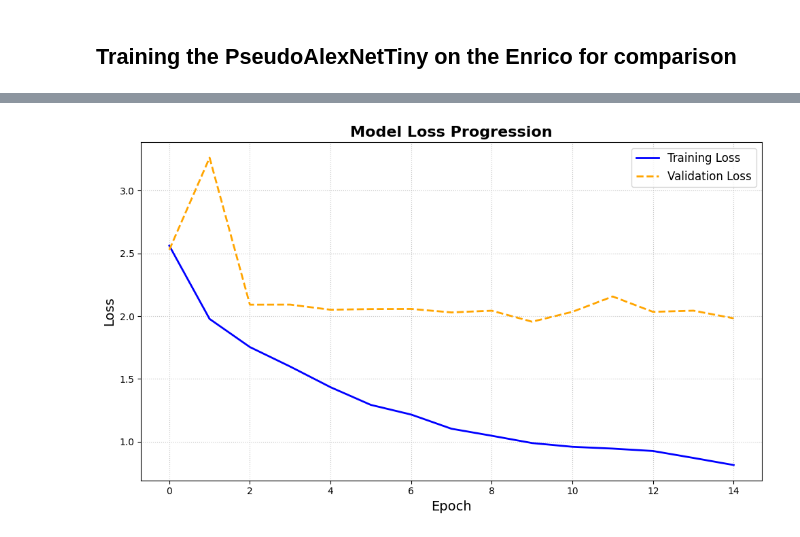
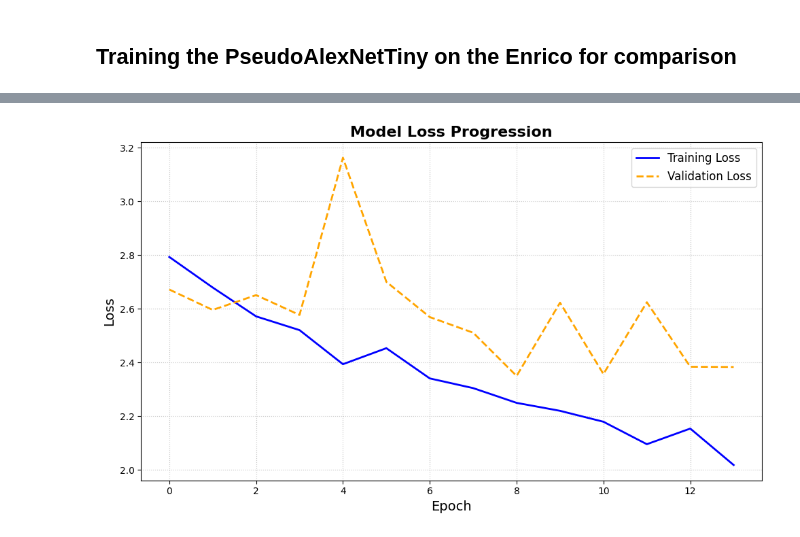
Before and after one commit to madbulgarianfromukraine/modeling_cvs, a Jupyter notebook: src/simple_model/simple_tiny_example.ipynb, the cells around one changed output, grey strips where cells are left out. Cells and saved outputs as stored; diff of their text form; code cells hidden in the pictures.

```diff
--- a/src/simple_model/simple_tiny_example.ipynb
+++ b/src/simple_model/simple_tiny_example.ipynb
@@ -517,7 +519,7 @@ Non-trainable params: 0
 train_loss_list_screen, val_loss_list_screen = train_model_stages(model=model, train_loader=full_screen_train_loader,
                                                             val_loader=full_screen_val_loader, optimizer=optimizer,
                                                             loss_fn=loss_fn, device=DEVICE, max_epochs=MAX_SCREEN_EPOCHS,
-                                                            stage_name="screen")
+                                                            stage_name="screen", bn_eval=True)
 
 
 evaluate_model(model, full_screen_test_loader, loss_fn, DEVICE)
@@ -544 +546 @@ Finished screen training in 312.47 seconds
-[figure, old version]
+[figure, new version]
```
Also changed, not shown: parts of 11 cells of this notebook.
